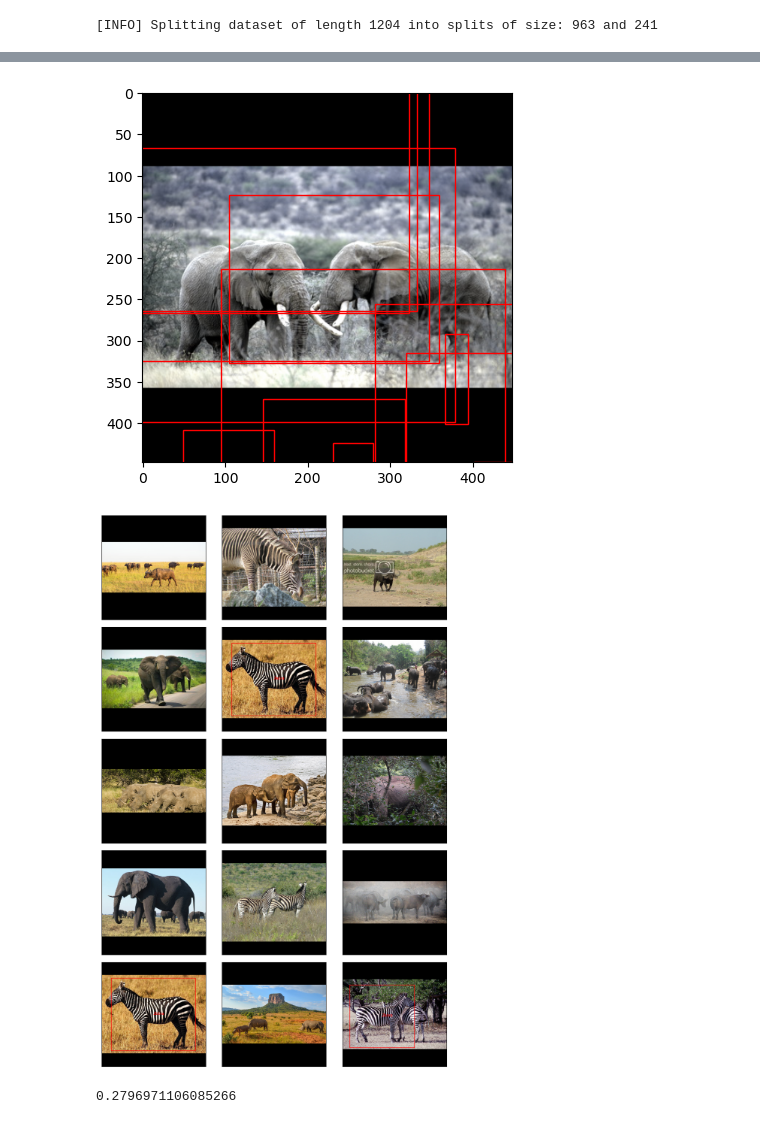
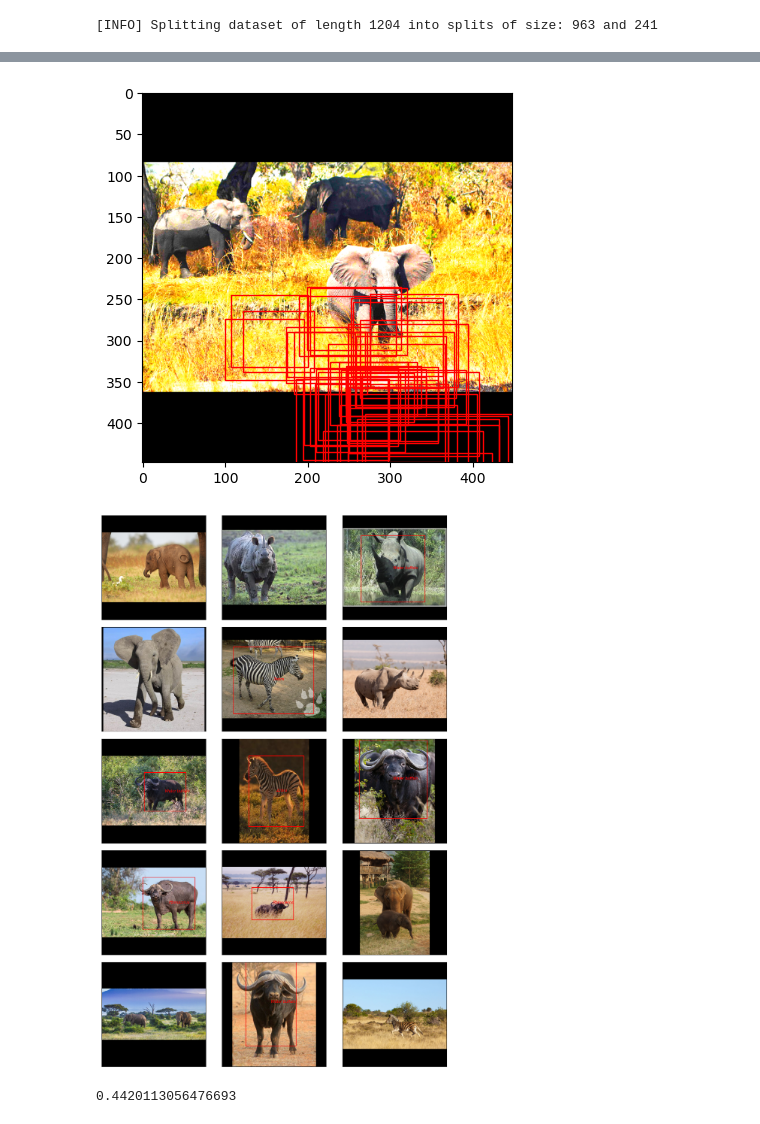
Before and after one commit to dkqp/DL_Paper_Replicating, a Jupyter notebook: notebook_replicating/YoloV1-3_architecture.ipynb, the cells around one changed output, grey strips where cells are left out. Cells and saved outputs as stored; diff of their text form; code cells hidden in the pictures.

Commit message:
Feat/yolo v1 loss function modified

```diff
--- a/notebook_replicating/YoloV1-3_architecture.ipynb
+++ b/notebook_replicating/YoloV1-3_architecture.ipynb
@@ -475,4 +475,3 @@ KeyboardInterrupt:
 # %%
-model.load_state_dict(torch.load('../models/Yolo_v1_animal-detection_LR_0.0001_WD_0.0001_BS_16_GA_1_EPOCH_1_TEST-ACC_0.5414.pth'))
-model.to(device)
+model.load_state_dict(torch.load('../models/Yolo_v1_animal-detection_LR_0.001_WD_0.0001_BS_16_GA_1_EPOCH_6_TEST-ACC_0.1502.pth'))
 # %% [output]
@@ -496,38 +479,38 @@ Yolo_darknet_v1_conv(
 # %%
 # 생성된 모든 박스 시각화 모듈
 
-_, x_test, _ = train_dataset[10]
+_, x_test, _ = train_dataset[12]
 
 # train 되지 않은 모델 확인 시
 # model1 = Yolo_conv(3, 4)
 # y_test = model1(x_test.unsqueeze(0))[:, 4:].permute(0, 2, 3, 1).reshape(-1, 5)
 
 # train 된 모델 확인 시
 x_test = utils.resize(x_test, 448)
 y_test = model(x_test.unsqueeze(0).to(device))[:, 4:].permute(0, 2, 3, 1).reshape(-1, 5)
 
 # 시각화
 import matplotlib.pyplot as plt
 import matplotlib.patches as pts
 fig, ax = plt.subplots()
 ax.imshow(x_test.permute(1, 2, 0))
 _, w, h = x_test.shape
 count = 0
 for o in y_test.detach().cpu():
     ax.add_patch(
         pts.Rectangle(
             ((o[1] - o[3]/2) * w, (o[2] - o[4]/2) * h),
             o[3] * w,
             o[4] * h,
             edgecolor='red',
             facecolor=(1,0,0,0)
         )
     )
     count += 1
     if count > 50:
         break
 # %% [output]
-[figure, old version]
+[figure, new version]
 # %%
 test_dataloader = DataLoader(
     dataset=test_dataset,
@@ -558,7 +541,7 @@ with torch.inference_mode():
         _, x_test, _ = test_dataset[random.randint(0, 299)]
         x_test = utils.resize(x_test, 448)
         y_test = model(x_test.unsqueeze(0).to(device))
-        y_pred = pre_score_fn(y_test.cpu(), prob_th=0.0, conf_th=0.5, nms_th=0.2)
+        y_pred = pre_score_fn(y_test.cpu(), prob_th=0.0, conf_th=0.5, nms_th=0.5)
 
         ax[i // 3][i % 3].imshow(x_test.permute(1, 2, 0))
         ax[i // 3][i % 3].set_xticks([])
@@ -580,11 +563,11 @@ with torch.inference_mode():
                 ax[i // 3][i % 3].text(o[1] * w, o[2] * h, class_names[c], fontdict=font)
 
                 count += 1
-                if count > 5:
+                if count > 150:
                     break
 fig.tight_layout()
 # %% [output]
-[figure, old version]
+[figure, new version]
 # %%
 # model validation module
 
@@ -598,7 +581,7 @@ num_target = Counter([])
 with torch.inference_mode():
     for _, X_batch_test, y_batch_test in tqdm_notebook(test_dataloader):
         test_output = model(X_batch_test.to(device))
-        test_pred = pre_score_fn(test_output.cpu(), prob_th=0.0, conf_th=0.5, nms_th=0.2)
+        test_pred = pre_score_fn(test_output.cpu(), prob_th=0.0, conf_th=0.5, nms_th=0.4)
 
         for i in range(len(test_pred)):
             test_pred_checked = average_precision_fn(test_pred[i], y_batch_test[i])
@@ -614,7 +597,7 @@ mAP = utils.mean_average_precision(test_preds_checked, num_target)
 
 print(mAP)
 # %% [output]
-0.2796971106085266
+0.4420113056476693
 # %%
 a = torch.tensor([0.4978, 0.4829, 0.4542, 0.4242, 0.3954, 0.3945, 0.3937, 0.3828, 0.3820, 0.3782, 0.3782, 0.3723, 0.3525, 0.3459, 0.3372, 0.3345, 0.3312, 0.3287, 0.3273, 0.3253, 0.3244, 0.3209, 0.3178, 0.3117, 0.3103, 0.3080, 0.3052, 0.3013, 0.2957, 0.2919, 0.2842, 0.2744, 0.2668, 0.2660, 0.2431, 0.2398, 0.2309, 0.2274, 0.2235, 0.2218, 0.2195, 0.2105, 0.2087, 0.2067, 0.2062, 0.1989, 0.1980, 0.1923, 0.1901, 0.1820, 0.1800, 0.1762, 0.1677, 0.1619, 0.1566, 0.1474, 0.1435, 0.1394, 0.1377, 0.1344, 0.1339, 0.1310, 0.1290, 0.1281, 0.1247, 0.1218, 0.1209, 0.1186, 0.1150, 0.1092, 0.1022, 0.1016, 0.1005])
 b = [False, False, True, False, False, False, False, False, False, False, True, False, False, False, False, False, False, False, False, False, False, False, False, False, False, False, False, False, False, False, False, False, False, False, False, False, False, False, False, False, False, False, False, False, False, False, False, False, False, False, False, False, False, False, False, False, False, False, False, False, False, False, False, False, False, False, False, False, False, False, False, False, False]
```
Also changed, not shown: parts of 4 cells of this notebook, 2 other files.
